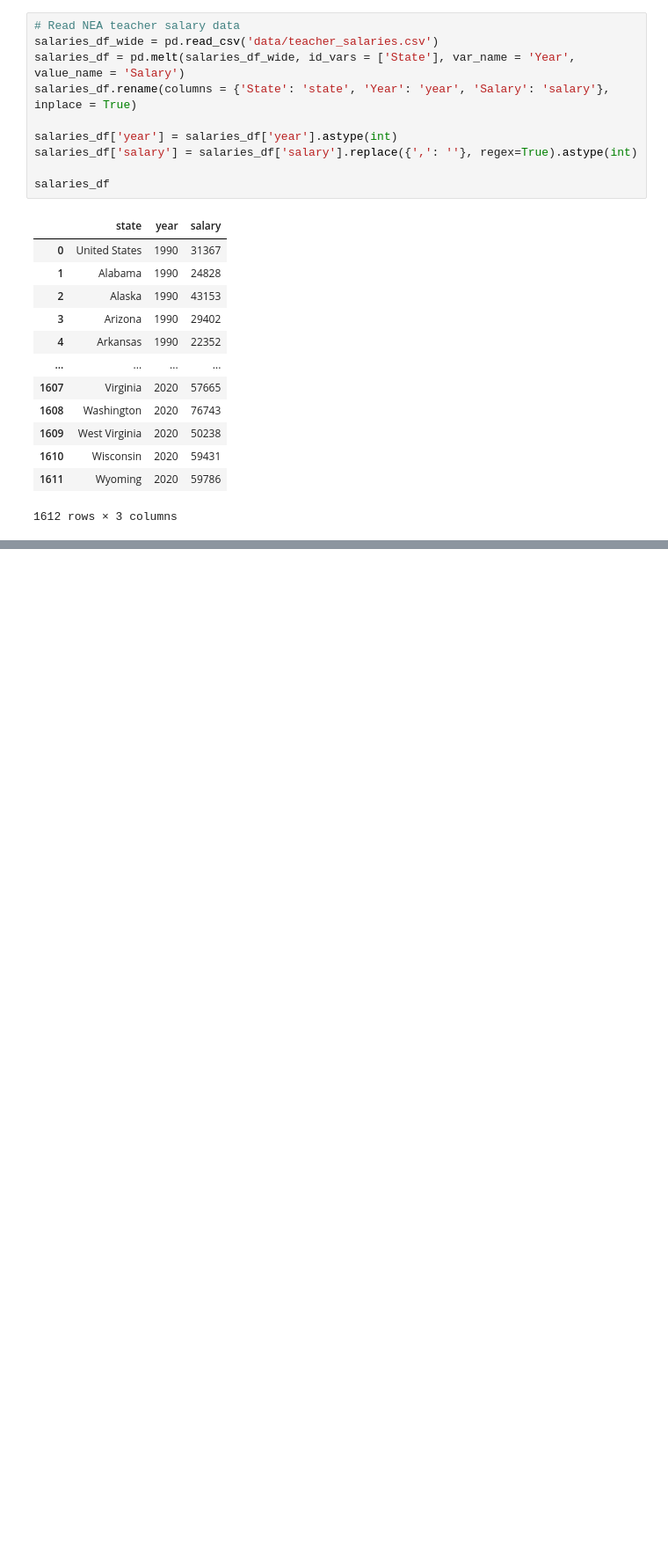
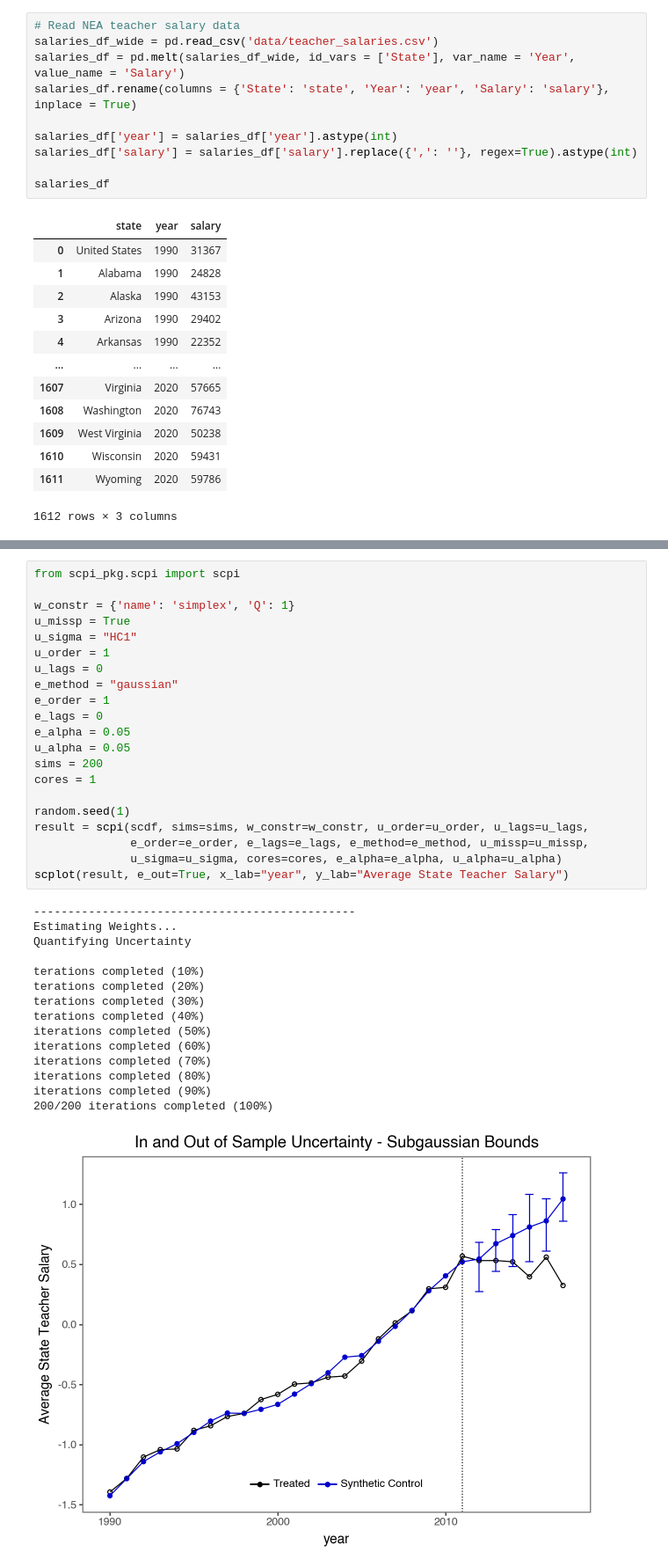
Before and after one commit to ricochn02/526-project, a Jupyter notebook: analysis_draft_synth.ipynb, the cells around one changed output, grey strips where cells are left out. Shown: that part at 88% size. Drawn from its saved outputs; the diff is of its cells as text; blank space fills up the shorter version.

```diff
--- a/analysis_draft_synth.ipynb
+++ b/analysis_draft_synth.ipynb
@@ -107,0 +168,37 @@ df
+# %%
+from scpi_pkg.scpi import scpi
+
+w_constr = {'name': 'simplex', 'Q': 1}
+u_missp = True
+u_sigma = "HC1"
+u_order = 1
+u_lags = 0
+e_method = "gaussian"
+e_order = 1
+e_lags = 0
+e_alpha = 0.05
+u_alpha = 0.05
+sims = 200
+cores = 1
+
+random.seed(1)
+result = scpi(scdf, sims=sims, w_constr=w_constr, u_order=u_order, u_lags=u_lags,
+              e_order=e_order, e_lags=e_lags, e_method=e_method, u_missp=u_missp,
+              u_sigma=u_sigma, cores=cores, e_alpha=e_alpha, u_alpha=u_alpha)
+scplot(result, e_out=True, x_lab="year", y_lab="Average State Teacher Salary")
+# %% [output]
+-----------------------------------------------
+Estimating Weights...
+Quantifying Uncertainty
+
+terations completed (10%)
+terations completed (20%)
+terations completed (30%)
+terations completed (40%)
+iterations completed (50%)
+iterations completed (60%)
+iterations completed (70%)
+iterations completed (80%)
+iterations completed (90%)
+200/200 iterations completed (100%)
+[figure, added]
```
Also changed, not shown: parts of 6 cells of this notebook.
